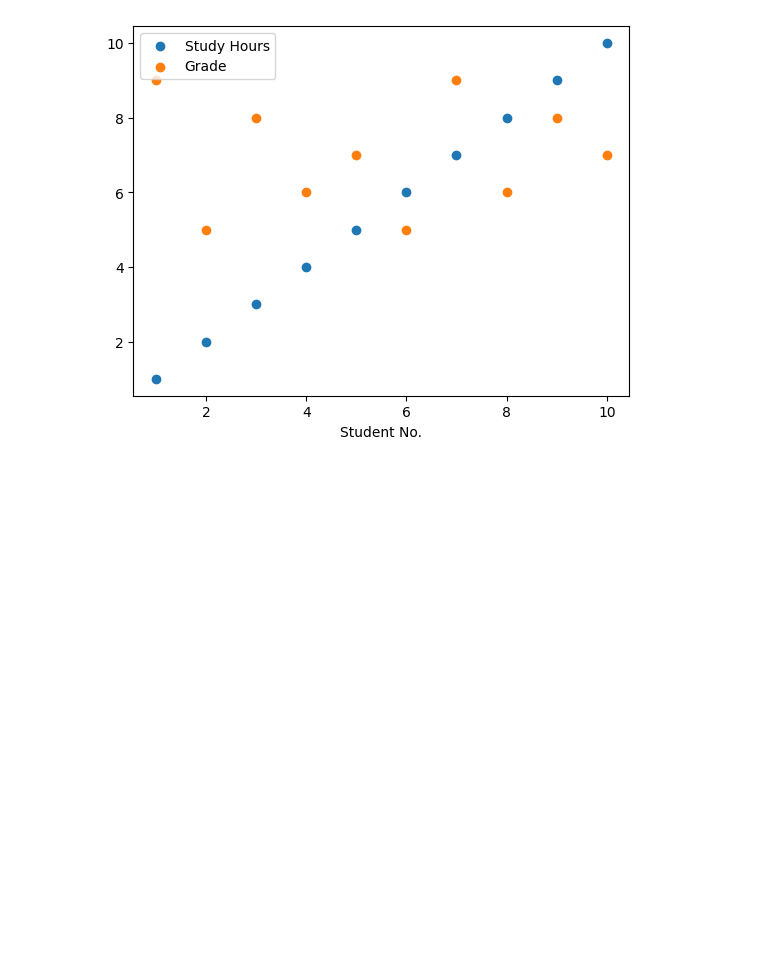
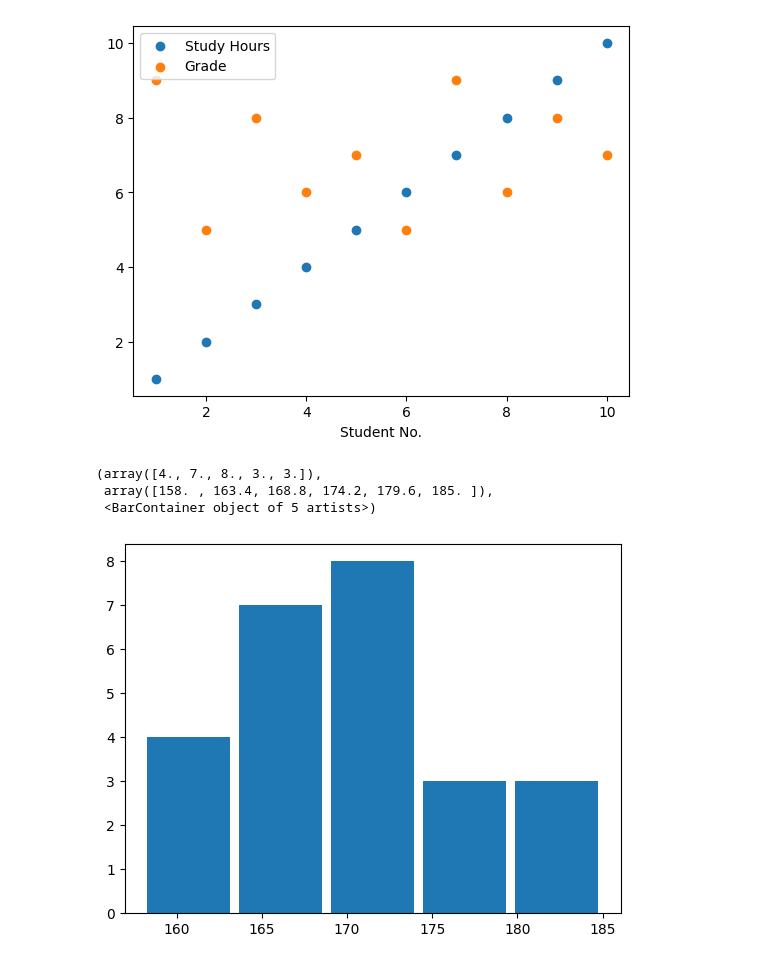
Before and after one commit to gabigutu/link-data-analysis, a Jupyter notebook: link_plot/test_plot.ipynb, the cells around one changed output. Saved outputs shown, nothing was run; the diff lists cells and outputs as text; code cells hidden in the pictures; blank space fills up the shorter version.

Commit message:
Adds histogram, boxplot, pie chart and multiple lines chart

```diff
--- a/link_plot/test_plot.ipynb
+++ b/link_plot/test_plot.ipynb
@@ -49,3 +49,18 @@ plt.legend()
 # %% [output]
 <matplotlib.legend.Legend at 0x...>
 [figure]
+# %%
+heights = [
+    158, 160, 162, 163, 164,
+    165, 165, 166, 167, 168,
+    168, 169, 170, 170, 171,
+    172, 172, 173, 174, 175,
+    176, 178, 180, 182, 185
+]
+# %%
+plt.hist(heights, bins=5, rwidth=0.9)
+# %% [output]
+(array([4., 7., 8., 3., 3.]),
+ array([158. , 163.4, 168.8, 174.2, 179.6, 185. ]),
+ <BarContainer object of 5 artists>)
+[figure, added]
```
Also changed, not shown: parts of 17 cells of this notebook.
